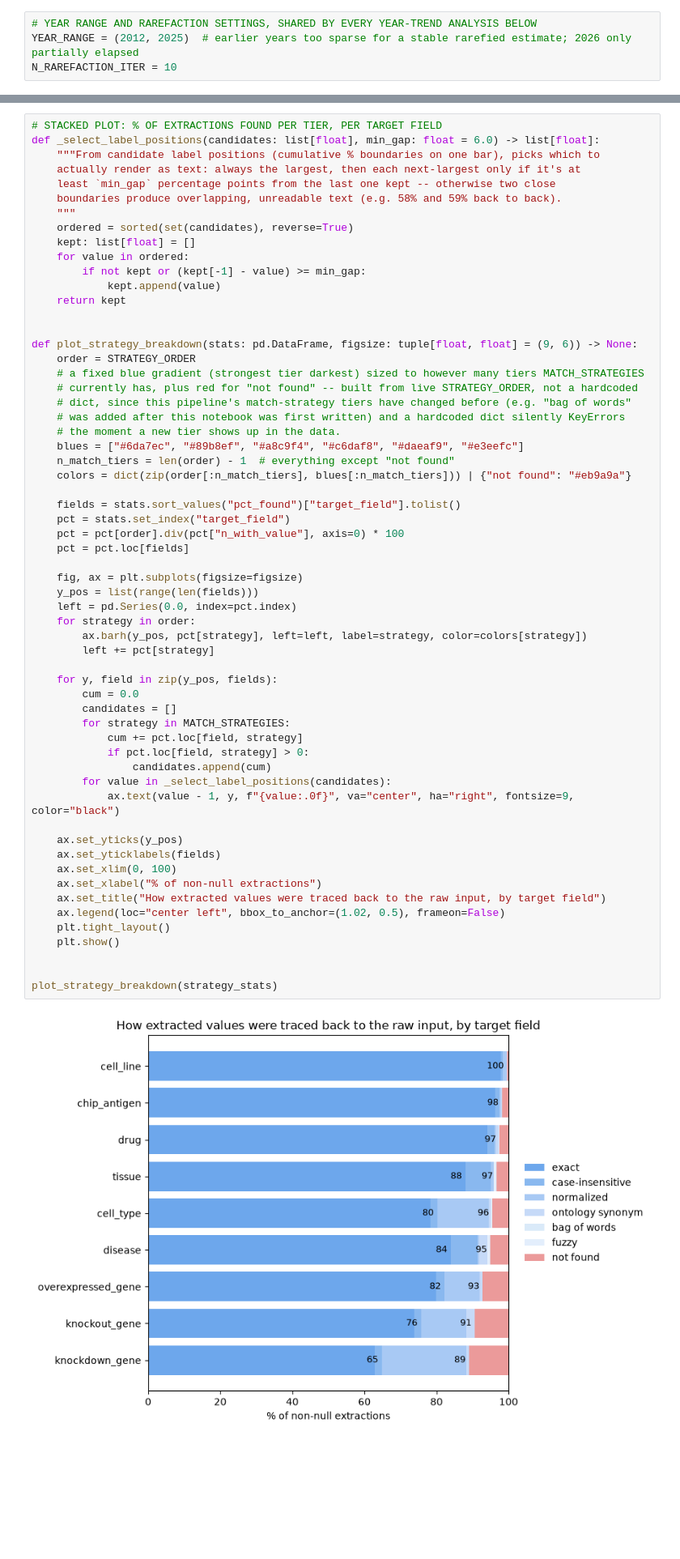
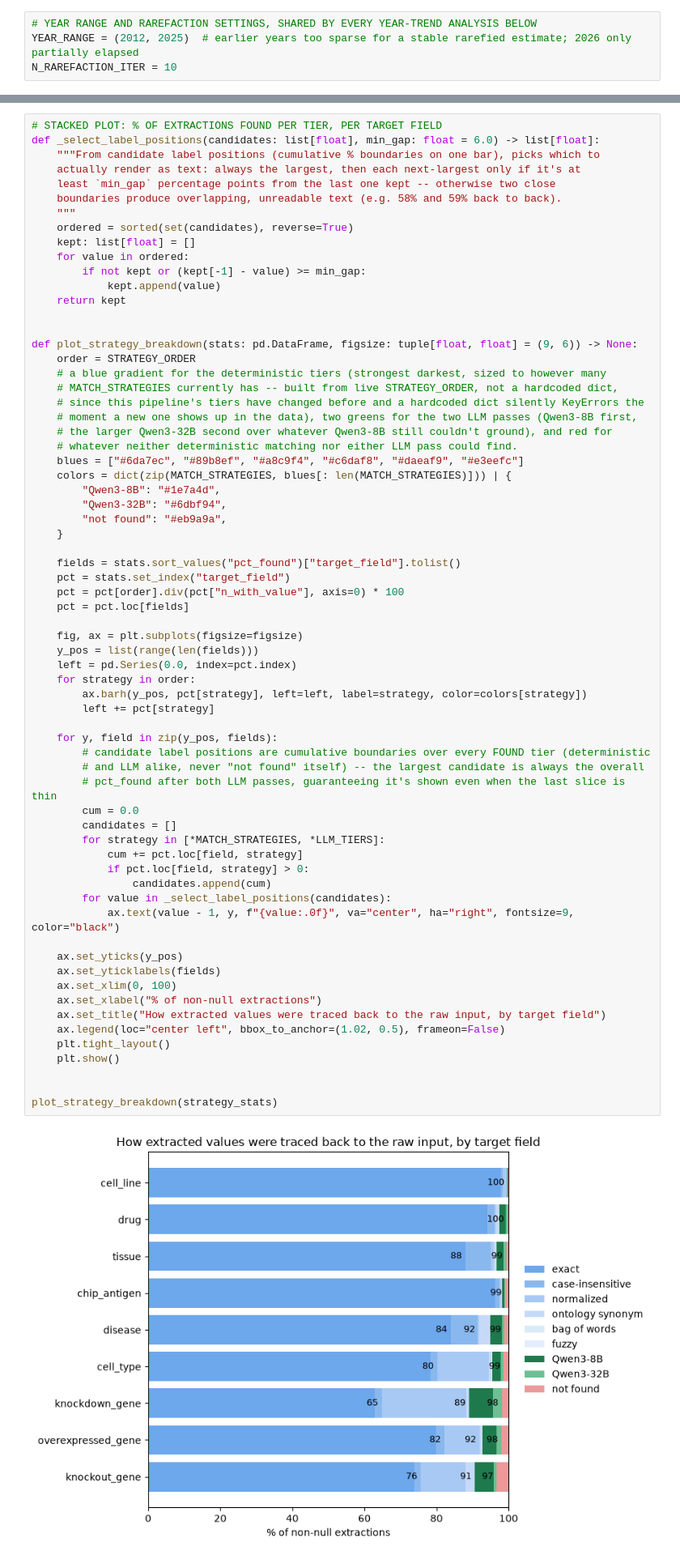
Before and after one commit to nuriafari/BH26_BioSample_bsllmner_mk2_value_provenance, a Jupyter notebook: notebooks/biosample_trace_back_analysis.ipynb, the cells around one changed output, grey strips where cells are left out. Shown at 81% size. Saved outputs shown, nothing was run; the diff lists cells and outputs as text; blank space fills up the shorter version.

Commit message:
Updated notebooks with final LLM findings & evaluated

```diff
--- a/notebooks/biosample_trace_back_analysis.ipynb
+++ b/notebooks/biosample_trace_back_analysis.ipynb
@@ -119,14 +150,18 @@ def _select_label_positions(candidates: list[float], min_gap: float = 6.0) -> li
 
 def plot_strategy_breakdown(stats: pd.DataFrame, figsize: tuple[float, float] = (9, 6)) -> None:
     order = STRATEGY_ORDER
-    # a fixed blue gradient (strongest tier darkest) sized to however many tiers MATCH_STRATEGIES
-    # currently has, plus red for "not found" -- built from live STRATEGY_ORDER, not a hardcoded
-    # dict, since this pipeline's match-strategy tiers have changed before (e.g. "bag of words"
-    # was added after this notebook was first written) and a hardcoded dict silently KeyErrors
-    # the moment a new tier shows up in the data.
+    # a blue gradient for the deterministic tiers (strongest darkest, sized to however many
+    # MATCH_STRATEGIES currently has -- built from live STRATEGY_ORDER, not a hardcoded dict,
+    # since this pipeline's tiers have changed before and a hardcoded dict silently KeyErrors the
+    # moment a new one shows up in the data), two greens for the two LLM passes (Qwen3-8B first,
+    # the larger Qwen3-32B second over whatever Qwen3-8B still couldn't ground), and red for
+    # whatever neither deterministic matching nor either LLM pass could find.
     blues = ["#6da7ec", "#89b8ef", "#a8c9f4", "#c6daf8", "#daeaf9", "#e3eefc"]
-    n_match_tiers = len(order) - 1  # everything except "not found"
-    colors = dict(zip(order[:n_match_tiers], blues[:n_match_tiers])) | {"not found": "#eb9a9a"}
+    colors = dict(zip(MATCH_STRATEGIES, blues[: len(MATCH_STRATEGIES)])) | {
+        "Qwen3-8B": "#1e7a4d",
+        "Qwen3-32B": "#6dbf94",
+        "not found": "#eb9a9a",
+    }
 
     fields = stats.sort_values("pct_found")["target_field"].tolist()
     pct = stats.set_index("target_field")
@@ -134,32 +169,35 @@ def plot_strategy_breakdown(stats: pd.DataFrame, figsize: tuple[float, float] =
     pct = pct.loc[fields]
 
     fig, ax = plt.subplots(figsize=figsize)
     y_pos = list(range(len(fields)))
     left = pd.Series(0.0, index=pct.index)
     for strategy in order:
         ax.barh(y_pos, pct[strategy], left=left, label=strategy, color=colors[strategy])
         left += pct[strategy]
 
     for y, field in zip(y_pos, fields):
+        # candidate label positions are cumulative boundaries over every FOUND tier (deterministic
+        # and LLM alike, never "not found" itself) -- the largest candidate is always the overall
+        # pct_found after both LLM passes, guaranteeing it's shown even when the last slice is thin
         cum = 0.0
         candidates = []
-        for strategy in MATCH_STRATEGIES:
+        for strategy in [*MATCH_STRATEGIES, *LLM_TIERS]:
             cum += pct.loc[field, strategy]
             if pct.loc[field, strategy] > 0:
                 candidates.append(cum)
         for value in _select_label_positions(candidates):
             ax.text(value - 1, y, f"{value:.0f}", va="center", ha="right", fontsize=9, color="black")
 
     ax.set_yticks(y_pos)
     ax.set_yticklabels(fields)
     ax.set_xlim(0, 100)
     ax.set_xlabel("% of non-null extractions")
     ax.set_title("How extracted values were traced back to the raw input, by target field")
     ax.legend(loc="center left", bbox_to_anchor=(1.02, 0.5), frameon=False)
     plt.tight_layout()
     plt.show()
 
 
 plot_strategy_breakdown(strategy_stats)
 # %% [output]
-[figure, old version]
+[figure, new version]
```
Also changed, not shown: parts of 30 cells of this notebook, 7 other files.
